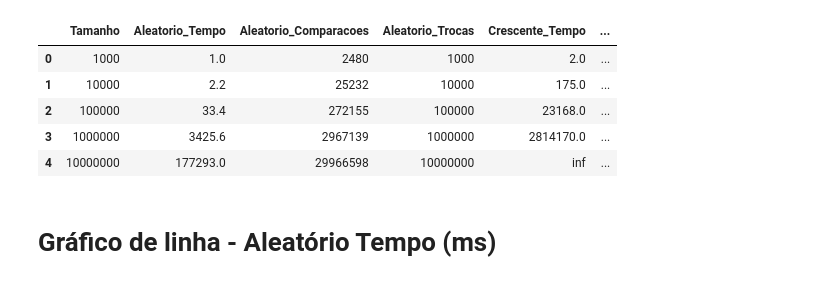
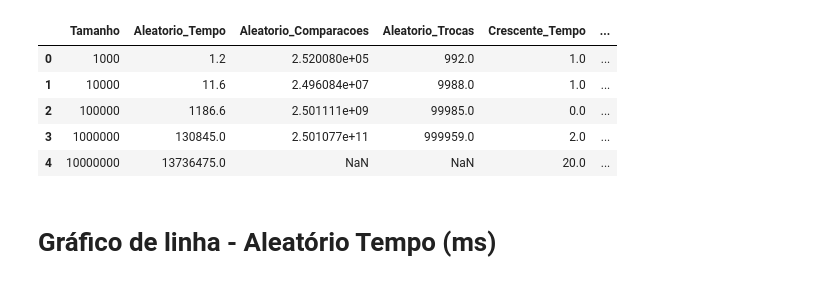
Before and after one commit to ViniciusVsV/Alg2-2025, a Jupyter notebook: TrabalhoPratico1/Graficos/main.ipynb, the cells around one changed output. Cells and saved outputs as stored; diff of their text form; code cells hidden in the pictures.

```diff
--- a/TrabalhoPratico1/Graficos/main.ipynb
+++ b/TrabalhoPratico1/Graficos/main.ipynb
@@ -10,22 +10,26 @@ import pandas as pd
 # %%
 bm_mergesort = pd.read_csv('benchmark_MergeSort.csv', sep=';')
 bm_quicksort = pd.read_csv('benchmark_QuickSort.csv', sep=';')
 bm_treesort = pd.read_csv('benchmark_TreeSort.csv', sep=';')
+bm_insertionsort = pd.read_csv('benchmark_InsertionSort.csv', sep=';')
+bm_selectionsort = pd.read_csv('benchmark_SelectionSort.csv', sep=';')
 
 colunas = ['Tamanho', 'Aleatorio_Tempo', 'Aleatorio_Comparacoes', 'Aleatorio_Trocas', 'Crescente_Tempo', 'Crescente_Comparacoes', 'Crescente_Trocas', 'Decrescente_Tempo', 'Decrescente_Comparacoes', 'Decrescente_Trocas', 'Quase_ordenado_Tempo', 'Quase_ordenado_Comparacoes', 'Quase_ordenado_Trocas']
 
 bm_mergesort.columns = colunas
 bm_quicksort.columns = colunas
 bm_treesort.columns = colunas
+bm_insertionsort.columns = colunas
+bm_selectionsort.columns = colunas
 
-bm_treesort
+bm_insertionsort
 # %% [output]
 |  | Tamanho | Aleatorio_Tempo | Aleatorio_Comparacoes | Aleatorio_Trocas | Crescente_Tempo | ... |
-| 0 | 1000 | 1.0 | 2480 | 1000 | 2.0 | ... |
-| 1 | 10000 | 2.2 | 25232 | 10000 | 175.0 | ... |
-| 2 | 100000 | 33.4 | 272155 | 100000 | 23168.0 | ... |
-| 3 | 1000000 | 3425.6 | 2967139 | 1000000 | 2814170.0 | ... |
-| 4 | 10000000 | 177293.0 | 29966598 | 10000000 | inf | ... |
+| 0 | 1000 | 1.2 | 2.520080e+05 | 992.0 | 1.0 | ... |
+| 1 | 10000 | 11.6 | 2.496084e+07 | 9988.0 | 1.0 | ... |
+| 2 | 100000 | 1186.6 | 2.501111e+09 | 99985.0 | 0.0 | ... |
+| 3 | 1000000 | 130845.0 | 2.501077e+11 | 999959.0 | 2.0 | ... |
+| 4 | 10000000 | 13736475.0 | NaN | NaN | 20.0 | ... |
 # %% [markdown]
 # Gráfico de linha - Aleatório Tempo (ms)
 # %%
```
Also changed, not shown: parts of 4 cells of this notebook, 3 other files.
